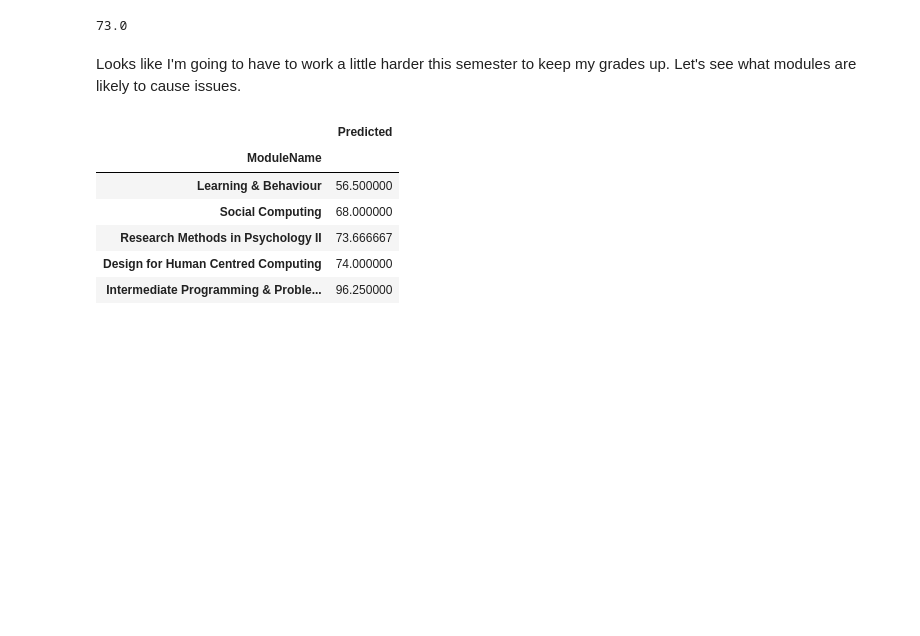
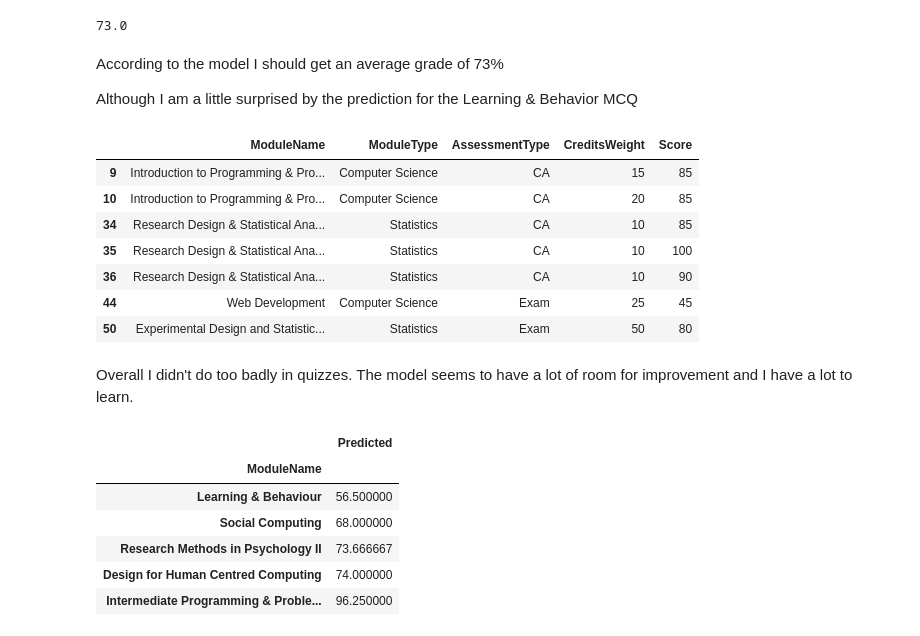
Before and after one commit to craigtkhill/predicting-grades, a Jupyter notebook: predicting_grades.ipynb, the cells around one changed output. Cells and saved outputs as stored; diff of their text form; code cells hidden in the pictures; blank space fills up the shorter version.

Commit message:
add between semester comparisons

```diff
--- a/predicting_grades.ipynb
+++ b/predicting_grades.ipynb
@@ -275,8 +301,25 @@ semester_2["PredictedCreditsEarned"] = semester_2["CreditsWeight"] * (semester_2
 round(semester_2["PredictedCreditsEarned"].sum() / semester_2["CreditsWeight"].sum(),2) * 100
 # %% [output]
 73.0
-# %% [markdown]
-Looks like I'm going to have to work a little harder this semester to keep my grades up. Let's see what modules are likely to cause issues.
+# %% [markdown]
+According to the model I should get an average grade of 73%
+
+Although I am a little surprised by the prediction for the Learning & Behavior MCQ
+# %%
+quizzes = grades[grades["SubmissionType"] == 'Quiz']
+quizzes[["ModuleName", "ModuleType","AssessmentType","CreditsWeight","Score"]]
+# %% [output]
+|  | ModuleName | ModuleType | AssessmentType | CreditsWeight | Score |
+| 9 | Introduction to Programming & Pro... | Computer Science | CA | 15 | 85 |
+| 10 | Introduction to Programming & Pro... | Computer Science | CA | 20 | 85 |
+| 34 | Research Design & Statistical Ana... | Statistics | CA | 10 | 85 |
+| 35 | Research Design & Statistical Ana... | Statistics | CA | 10 | 100 |
+| 36 | Research Design & Statistical Ana... | Statistics | CA | 10 | 90 |
+| 44 | Web Development | Computer Science | Exam | 25 | 45 |
+| 50 | Experimental Design and Statistic... | Statistics | Exam | 50 | 80 |
+# %% [markdown]
+Overall I didn't do too badly in quizzes.
+The model seems to have a lot of room for improvement and I have a lot to learn.
 # %%
 semester_2[["ModuleName","Predicted"]].groupby("ModuleName").mean().sort_values("Predicted")
 # %% [output]
```
Also changed, not shown: parts of 11 cells of this notebook.
